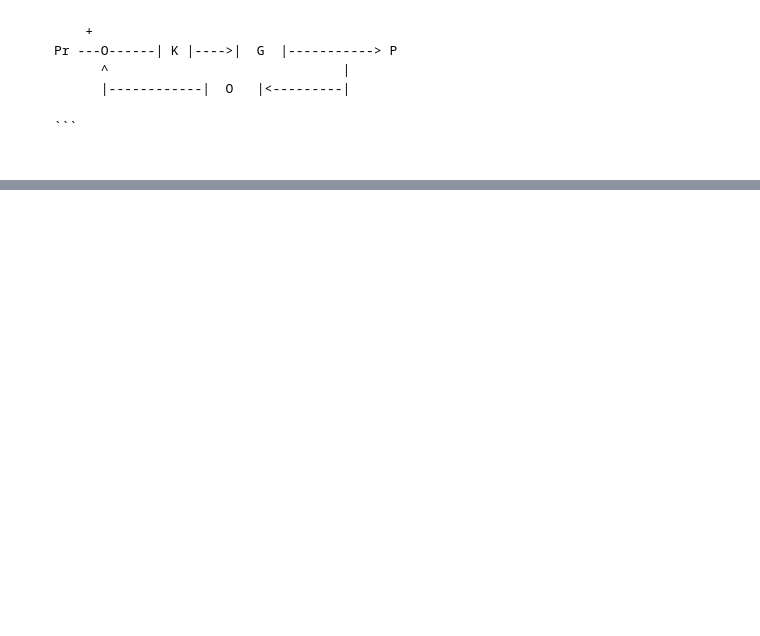
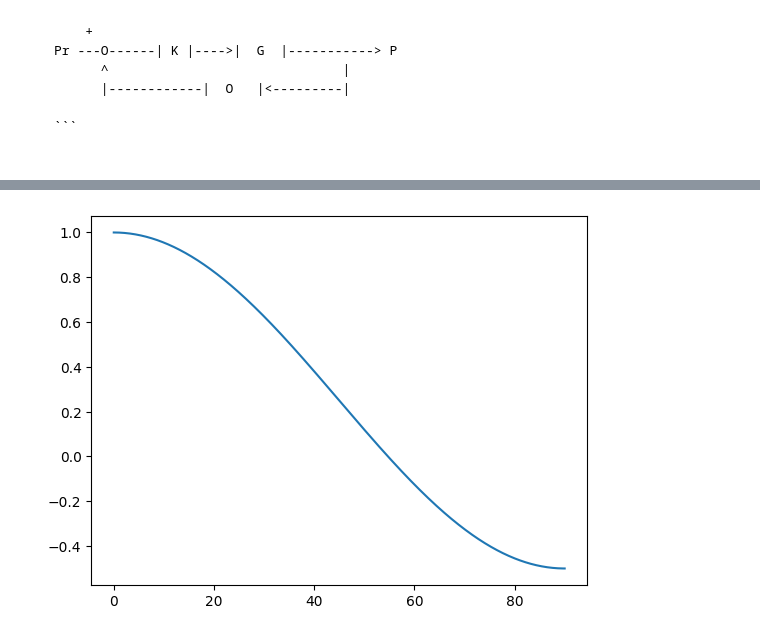
Before and after one commit to Cesium-Lab/gnc, a Jupyter notebook: control/cmfv/test.ipynb, the cells around one changed output, grey strips where cells are left out. Saved outputs shown, nothing was run; the diff lists cells and outputs as text; code cells hidden in the pictures; blank space fills up the shorter version.

```diff
--- a/control/cmfv/test.ipynb
+++ b/control/cmfv/test.ipynb
@@ -110,0 +134,40 @@ plt.show()
+# %%
+# def across_valve(p1: float, theta_deg: float):
+
+MAX_ANGLE_DEG = 90
+
+# ASSUMPTION: incompressible / no density change
+# ASSUMPTION: no diameter change
+class Valve:
+    def __init__(self, rho = 1.0, A = 1.0):
+        self.rho = rho
+        self.A = A
+
+
+    def across(self, p1: float, v1: float, theta_deg: float):
+        """(p1, v1) --> p2 TODO: fix"""
+        E1 = p1 + 0.5*self.rho*v1*v1
+
+        # E_loss = (theta_deg/90)*E1 # Make this better but it's linear for now
+
+        # Function I threw together from the last cell
+        E_loss = -(np.cos((theta_deg/MAX_ANGLE_DEG*np.pi)) - 1) / 2 * E1
+
+        E2 = E1 - E_loss
+
+        # Must be traveling at same speed since pipe is same A_cs
+        v2 = v1
+        p2 = E2 - 0.5*self.rho*v2*v2
+
+        return p2
+
+
+p1 = 1
+v1 = 1
+angles = np.linspace(0, 90, 1000)
+v = Valve()
+ps = [v.across(p1, v1, angle) for angle in angles]
+plt.plot(angles, ps)
+plt.show()
+# %% [output]
+[figure, added]
```
Also changed, not shown: parts of 17 cells of this notebook.
